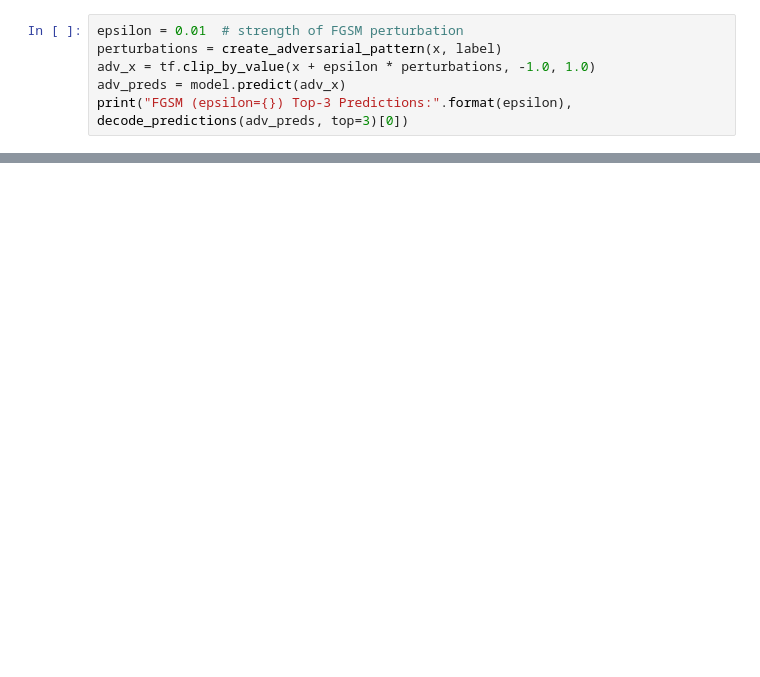
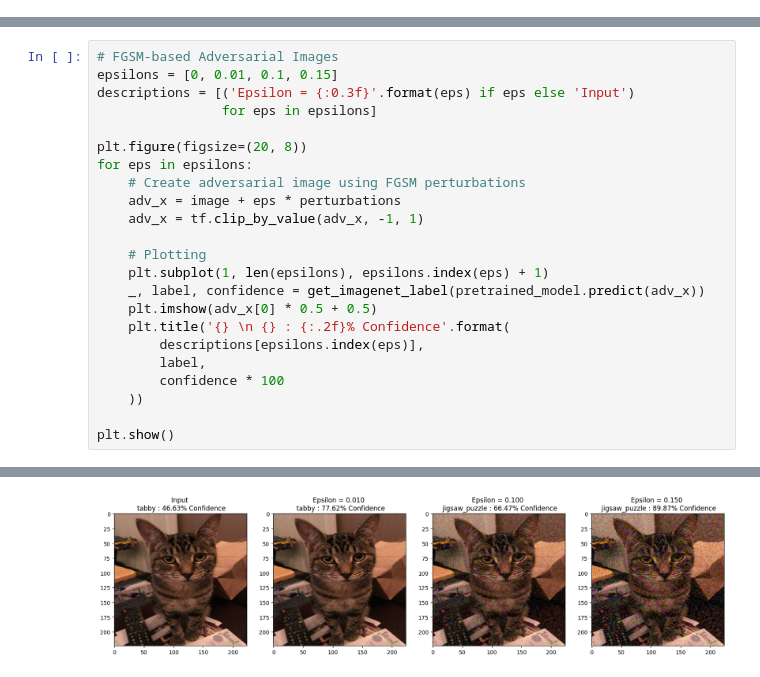
Before and after one commit to Souvik00/Deep-Learning, a Jupyter notebook: FGSM.ipynb, the cells around one changed output, grey strips where cells are left out. Drawn from its saved outputs; the diff is of its cells as text; blank space fills up the shorter version.

```diff
--- a/FGSM.ipynb
+++ b/FGSM.ipynb
@@ -49,6 +59,0 @@ label = tf.one_hot([top_class], orig_preds.shape[-1])
-# %%
-epsilon = 0.01  # strength of FGSM perturbation
-perturbations = create_adversarial_pattern(x, label)
-adv_x = tf.clip_by_value(x + epsilon * perturbations, -1.0, 1.0)
-adv_preds = model.predict(adv_x)
-print("FGSM (epsilon={}) Top-3 Predictions:".format(epsilon), decode_predictions(adv_preds, top=3)[0])
@@ -83,0 +78,24 @@ plt.show()
+# %%
+# FGSM-based Adversarial Images
+epsilons = [0, 0.01, 0.1, 0.15]
+descriptions = [('Epsilon = {:0.3f}'.format(eps) if eps else 'Input')
+                for eps in epsilons]
+
+plt.figure(figsize=(20, 8))
+for eps in epsilons:
+    # Create adversarial image using FGSM perturbations
+    adv_x = image + eps * perturbations
+    adv_x = tf.clip_by_value(adv_x, -1, 1)
+
+    # Plotting
+    plt.subplot(1, len(epsilons), epsilons.index(eps) + 1)
+    _, label, confidence = get_imagenet_label(pretrained_model.predict(adv_x))
+    plt.imshow(adv_x[0] * 0.5 + 0.5)
+    plt.title('{} \n {} : {:.2f}% Confidence'.format(
+        descriptions[epsilons.index(eps)],
+        label,
+        confidence * 100
+    ))
+
+plt.show()
+# %% [output]
@@ -83,0 +106 @@ plt.show()
+[figure, added]
```
Also changed, not shown: parts of 19 cells of this notebook.
